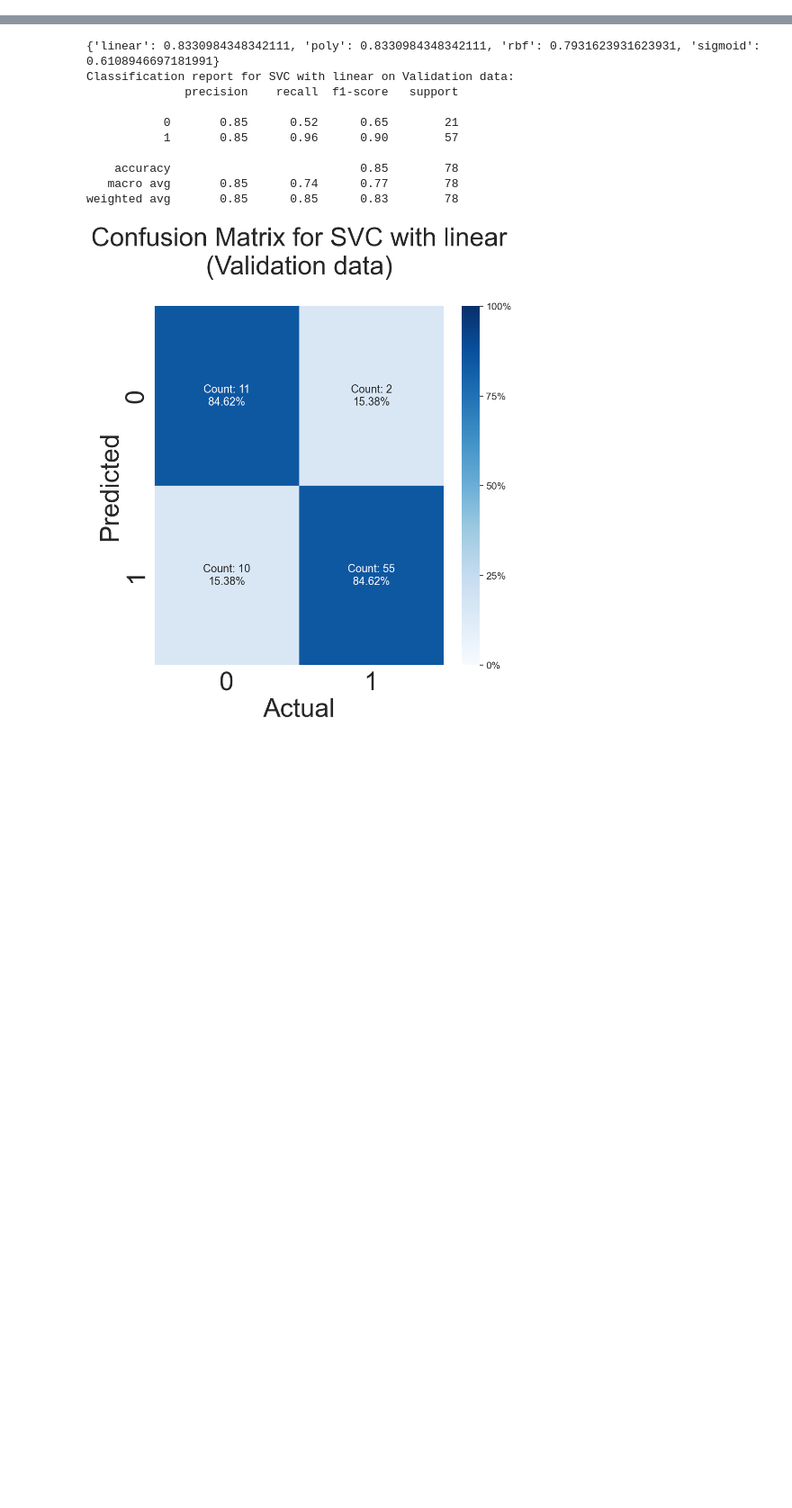
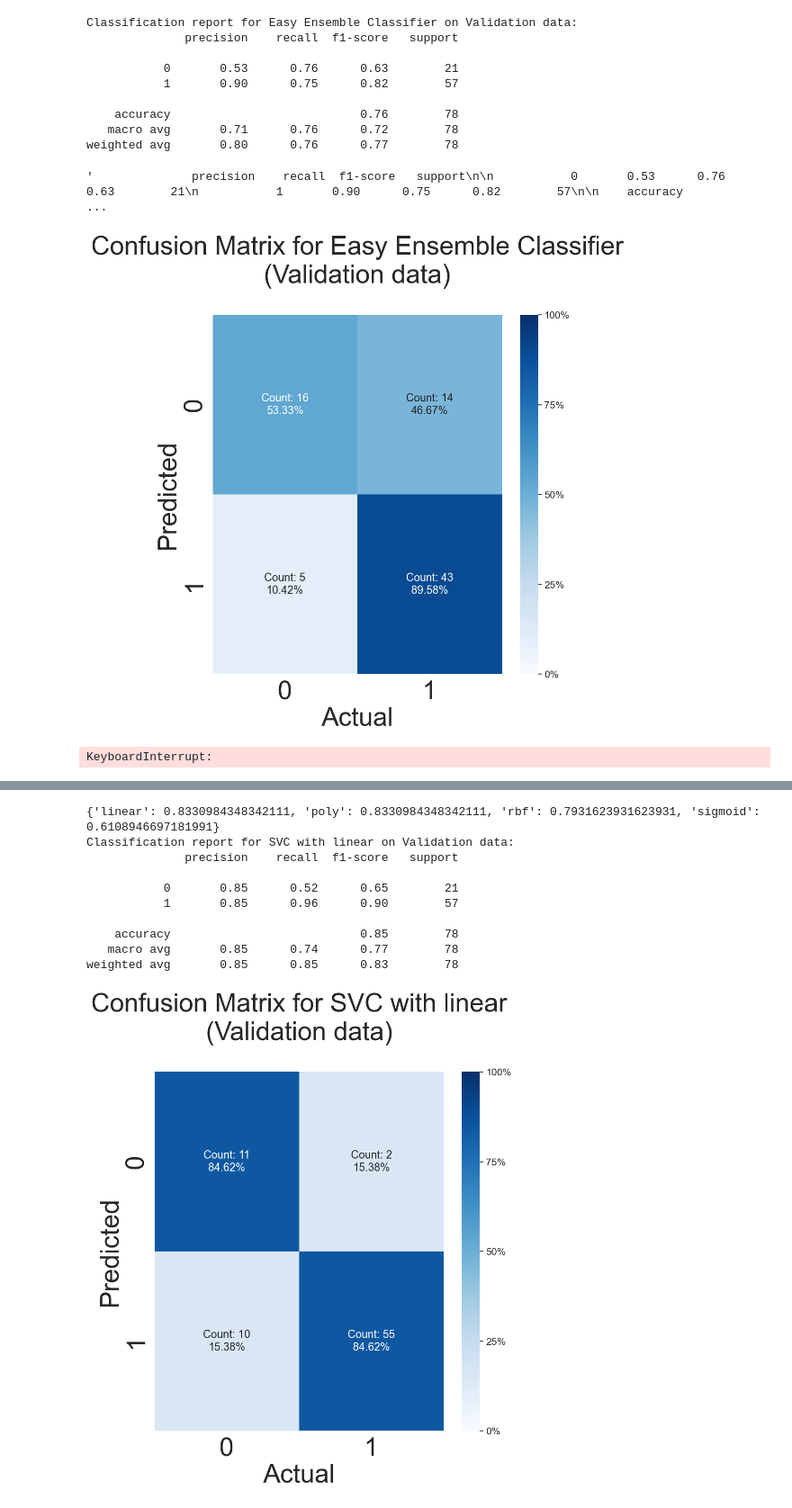
Before and after one commit to phil-mira/AMLS_assignment24_25, a Jupyter notebook: A/main_A.ipynb, the cells around one changed output, grey strips where cells are left out. Shown at 90% size. Cells and saved outputs as stored; diff of their text form; code cells hidden in the pictures; blank space fills up the shorter version.

```diff
--- a/A/main_A.ipynb
+++ b/A/main_A.ipynb
@@ -225,0 +183,33 @@ weighted avg       0.80      0.76      0.77        78
+# %%
+# Train a Gradient Bootsting Classifier with additional baggin of balanced learners
+
+from imblearn.ensemble import EasyEnsembleClassifier
+GBC_estimator = GradientBoostingClassifier(n_estimators=100, max_depth=3)
+eec = EasyEnsembleClassifier(estimator=GBC_estimator, sampling_strategy=1, random_state=0)
+eec.fit(breastmnist_train_images.drop(columns='label'), breastmnist_train_images['label'])
+eec_val_predictions = eec.predict(breastmnist_val_images.drop(columns='label'))
+
+model_evaluation(breastmnist_val_images['label'], eec_val_predictions, 'Easy Ensemble Classifier', 'Validation')
+# %% [output]
+Classification report for Easy Ensemble Classifier on Validation data:
+              precision    recall  f1-score   support
+
+           0       0.53      0.76      0.63        21
+           1       0.90      0.75      0.82        57
+
+    accuracy                           0.76        78
+   macro avg       0.71      0.76      0.72        78
+weighted avg       0.80      0.76      0.77        78
+'              precision    recall  f1-score   support\n\n           0       0.53      0.76      0.63        21\n           1       0.90      0.75      0.82        57\n\n    accuracy                   ...
+[figure, added]
+# %%
+# Tune the EEC model using GridSearchCV
+param_grid = {
+    'sampling_strategy': [0.5, 0.75, 1],
+}
+
+grid_search = GridSearchCV(eec, param_grid, cv=3, scoring='f1_weighted')
+grid_search.fit(breastmnist_train_images.drop(columns='label'), breastmnist_train_images['label'])
+print(f'Best parameters for the Easy Ensemble Classifier: {grid_search.best_params_}')
+# %% [output]
+KeyboardInterrupt:
```
Also changed, not shown: parts of 12 cells of this notebook, 16 other files.
